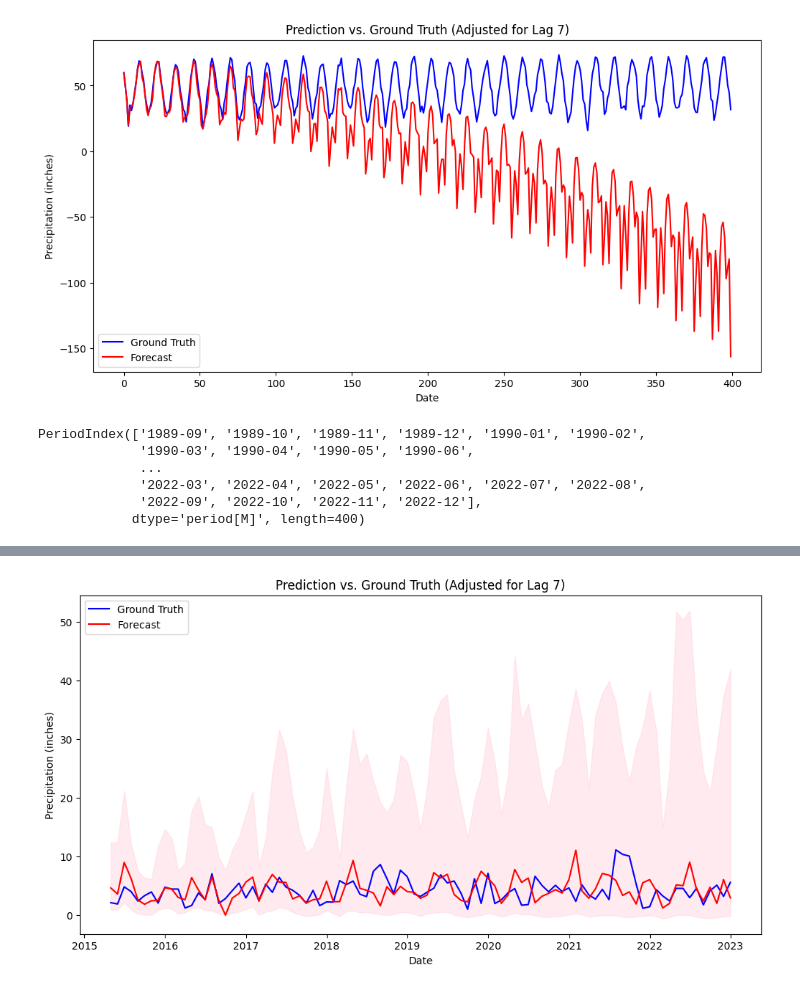
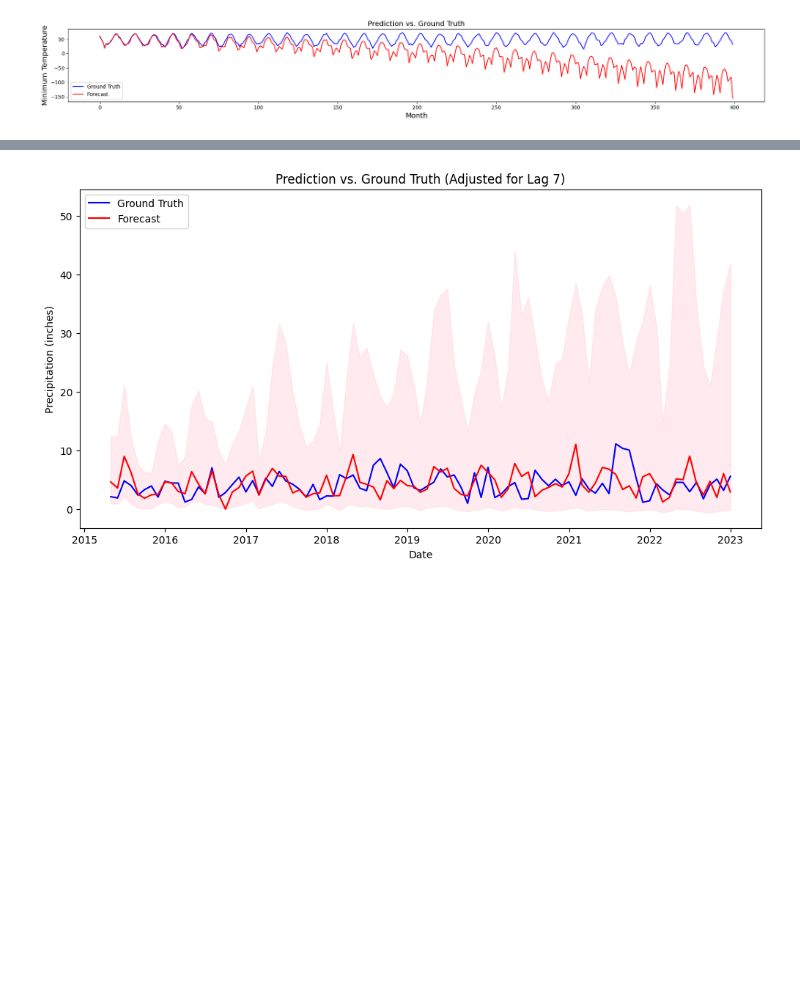
Before and after one commit to ruixuan-ray-zhang/PTSA, a Jupyter notebook: SARMA.ipynb, the cells around one changed output, grey strips where cells are left out. Cells and saved outputs as stored; diff of their text form; code cells hidden in the pictures; blank space fills up the shorter version.

```diff
--- a/SARMA.ipynb
+++ b/SARMA.ipynb
@@ -173,38 +175,30 @@ Warnings:
 # %%
 
 # Forecasting
 forecast = results.get_forecast(steps=len(test_min_temp), exog=test_exog)
 forecast_mean = forecast.predicted_mean
 forecast_ci = forecast.conf_int()
 
 # Back-transform predictions if log-transformed
 # forecast_mean_exp = np.exp(forecast_mean) - 1
 # forecast_lower_exp = np.exp(forecast_ci.iloc[:, 0]) - 1
 # forecast_upper_exp = np.exp(forecast_ci.iloc[:, 1]) - 1
 forecast_mean_exp = (forecast_mean)
 forecast_lower_exp = (forecast_ci.iloc[:, 0])
 forecast_upper_exp = (forecast_ci.iloc[:, 1])
 
 
 # Plot the results
-plt.figure(figsize=(12, 6))
+plt.figure(figsize=(20, 3))
 plt.plot(test_min_temp.values, label="Ground Truth", color="blue")
 plt.plot(forecast_mean_exp.values, label="Forecast", color="red")
 # plt.fill_between(range(len(forecast_lower_exp.values)), forecast_lower_exp.values, forecast_upper_exp.values, color='pink', alpha=0.4)
-plt.title("Prediction vs. Ground Truth (Adjusted for Lag 7)")
-plt.xlabel("Date")
-plt.ylabel("Precipitation (inches)")
+plt.title("Prediction vs. Ground Truth", fontsize=14)
+plt.xlabel("Month", fontsize=14)
+plt.ylabel("Minimum Temperature", fontsize=14)
 plt.legend()
+plt.tight_layout()
 # plt.ylim(0,10)
 plt.show()
 # %% [output]
-[figure, old version]
+[figure, new version]
-# %%
-forecast_mean_exp.index
-# %% [output]
-PeriodIndex(['1989-09', '1989-10', '1989-11', '1989-12', '1990-01', '1990-02',
-             '1990-03', '1990-04', '1990-05', '1990-06',
-             ...
-             '2022-03', '2022-04', '2022-05', '2022-06', '2022-07', '2022-08',
-             '2022-09', '2022-10', '2022-11', '2022-12'],
-            dtype='period[M]', length=400)
```
Also changed, not shown: parts of 4 cells of this notebook, 2 other files.
